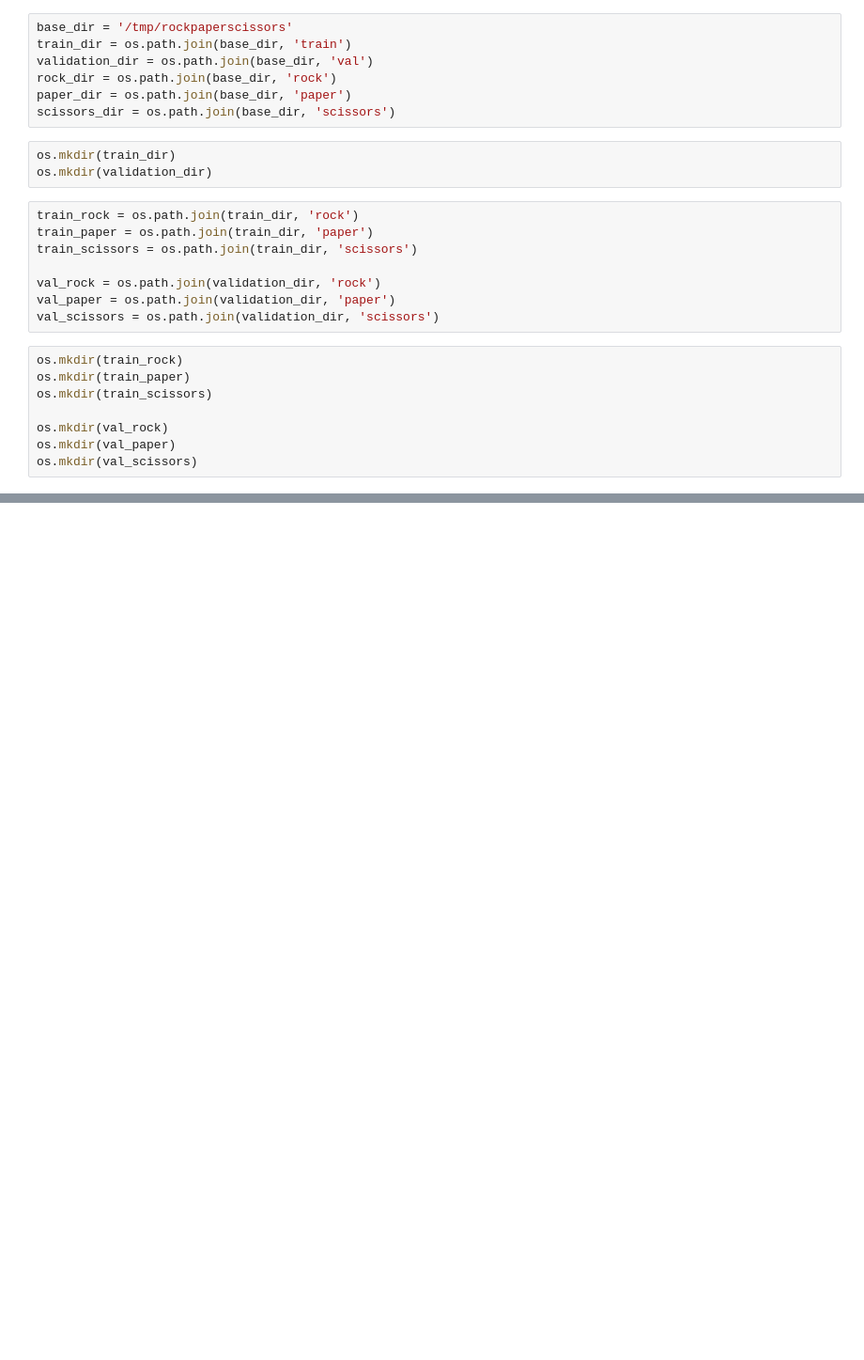
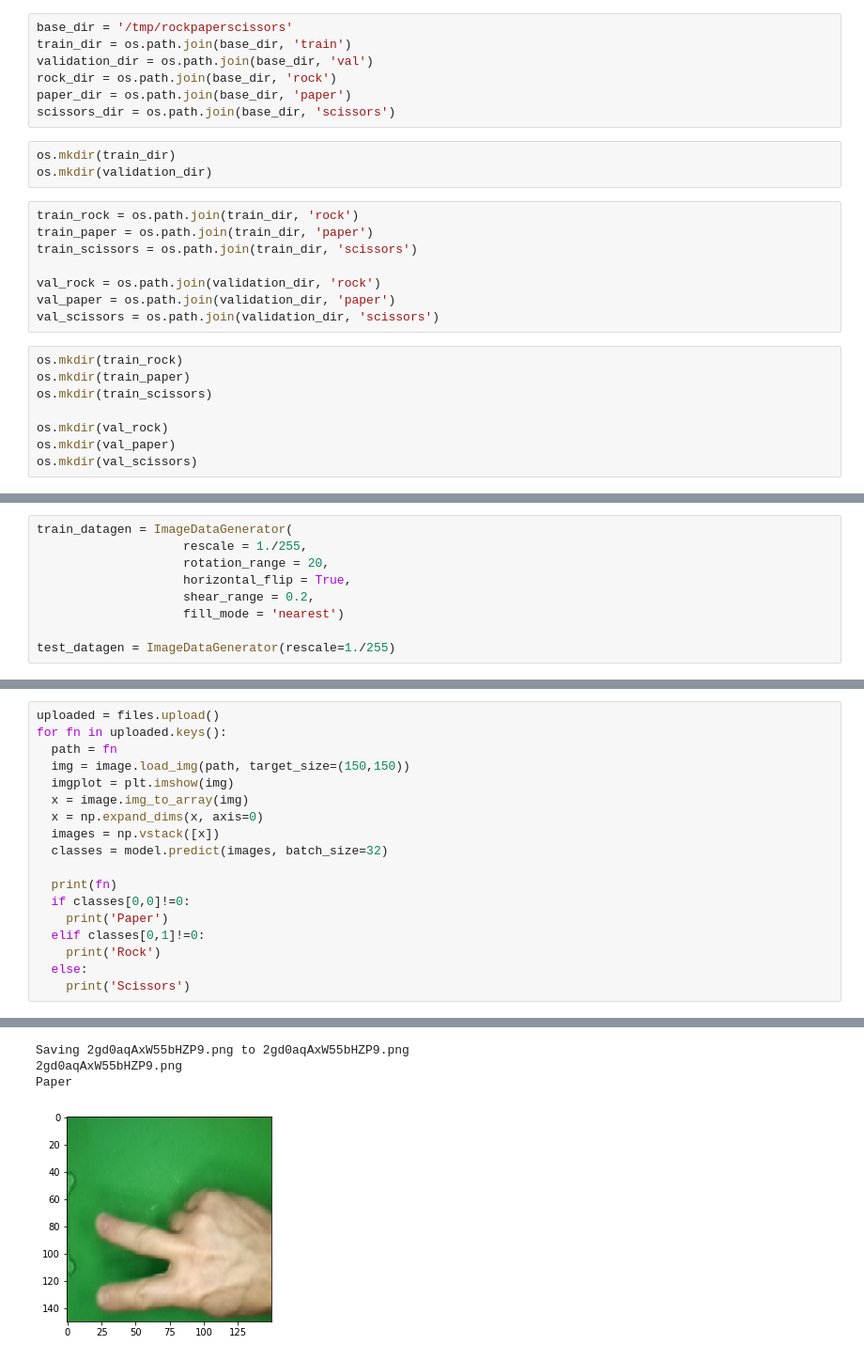
Before and after one commit to bayuik/rockpaperscissors-classification, a Jupyter notebook: submission_Bayuik.ipynb, the cells around one changed output, grey strips where cells are left out. Shown: that part at 94% size. Cells and saved outputs as stored; diff of their text form; blank space fills up the shorter version.

```diff
--- a/submission_Bayuik.ipynb
+++ b/submission_Bayuik.ipynb
@@ -67,0 +99,9 @@ os.listdir('/tmp/rockpaperscissors/val')
+# %%
+train_datagen = ImageDataGenerator(
+                    rescale = 1./255,
+                    rotation_range = 20,
+                    horizontal_flip = True,
+                    shear_range = 0.2,
+                    fill_mode = 'nearest')
+
+test_datagen = ImageDataGenerator(rescale=1./255)
@@ -67,0 +224,19 @@ os.listdir('/tmp/rockpaperscissors/val')
+# %%
+uploaded = files.upload()
+for fn in uploaded.keys():
+  path = fn
+  img = image.load_img(path, target_size=(150,150))
+  imgplot = plt.imshow(img)
+  x = image.img_to_array(img)
+  x = np.expand_dims(x, axis=0)
+  images = np.vstack([x])
+  classes = model.predict(images, batch_size=32)
+
+  print(fn)
+  if classes[0,0]!=0:
+    print('Paper')
+  elif classes[0,1]!=0:
+    print('Rock')
+  else:
+    print('Scissors')
+# %% [output]
@@ -67,0 +244,4 @@ os.listdir('/tmp/rockpaperscissors/val')
+Saving 2gd0aqAxW55bHZP9.png to 2gd0aqAxW55bHZP9.png
+2gd0aqAxW55bHZP9.png
+Paper
+[figure, added]
```
Also changed, not shown: parts of 18 cells of this notebook.
